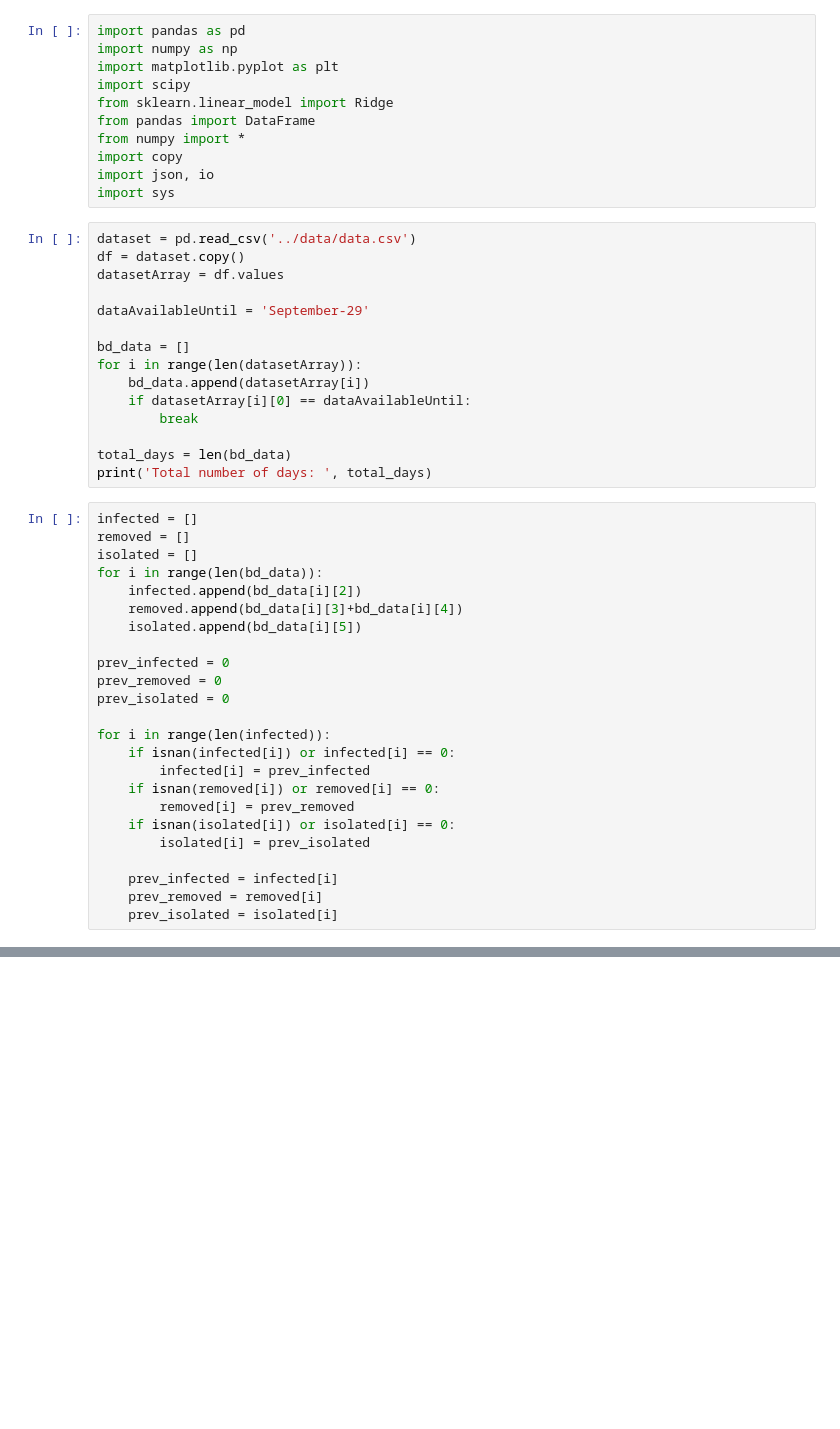
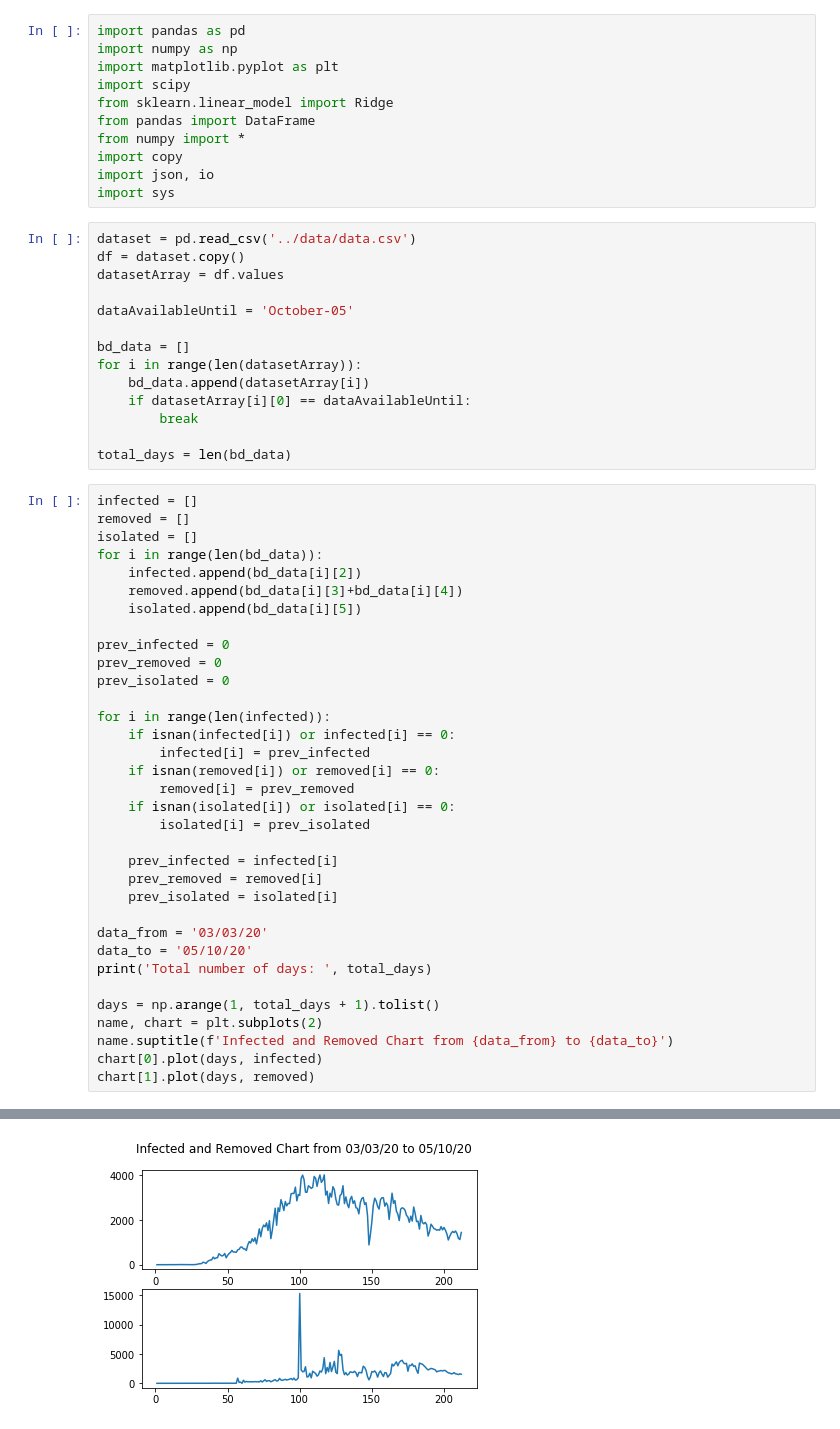
Before and after one commit to LetsTrie/COVID-19-BD-Data, a Jupyter notebook: ML/Thesis.ipynb, the cells around one changed output, grey strips where cells are left out. Cells and saved outputs as stored; diff of their text form; blank space fills up the shorter version.

```diff
--- a/ML/Thesis.ipynb
+++ b/ML/Thesis.ipynb
@@ -14,7 +14,7 @@ dataset = pd.read_csv('../data/data.csv')
 df = dataset.copy()
 datasetArray = df.values
 
-dataAvailableUntil = 'September-29'
+dataAvailableUntil = 'October-05'
 
 bd_data = []
 for i in range(len(datasetArray)):
@@ -23,7 +23,6 @@ for i in range(len(datasetArray)):
         break
 
 total_days = len(bd_data)
-print('Total number of days: ', total_days)
 # %%
 infected = []
 removed = []
@@ -48,3 +47,14 @@ for i in range(len(infected)):
     prev_infected = infected[i]
     prev_removed = removed[i]
     prev_isolated = isolated[i]
+
+data_from = '03/03/20'
+data_to = '05/10/20'
+print('Total number of days: ', total_days)
+
+days = np.arange(1, total_days + 1).tolist()
+name, chart = plt.subplots(2)
+name.suptitle(f'Infected and Removed Chart from {data_from} to {data_to}')
+chart[0].plot(days, infected)
+chart[1].plot(days, removed)
+# %% [output]
@@ -51,3 +63,4 @@ for i in range(len(infected)):
+[figure, added]
 # %%
 def calc_gamma(r0, r1, q, uq):
     if q+uq != 0:
```
Also changed, not shown: parts of 3 cells of this notebook, 6 other files.
